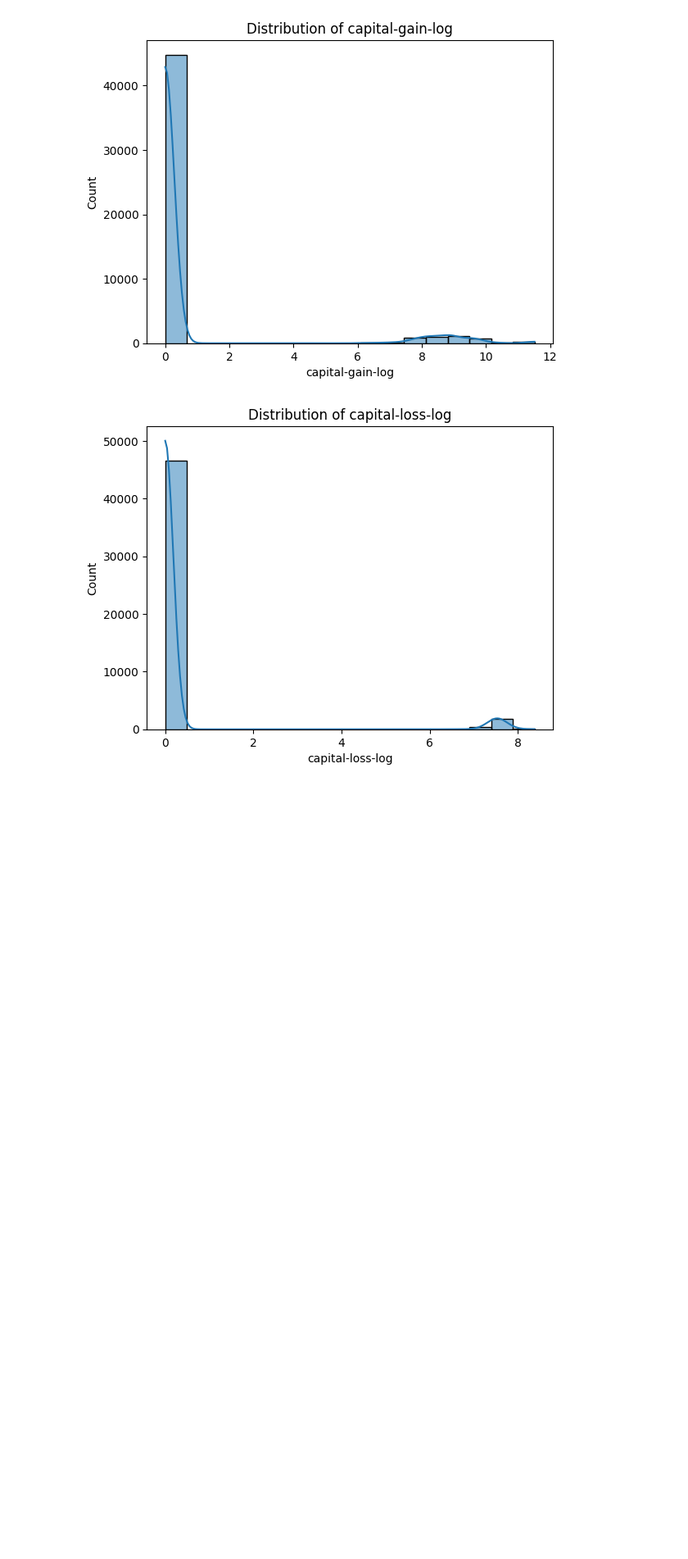
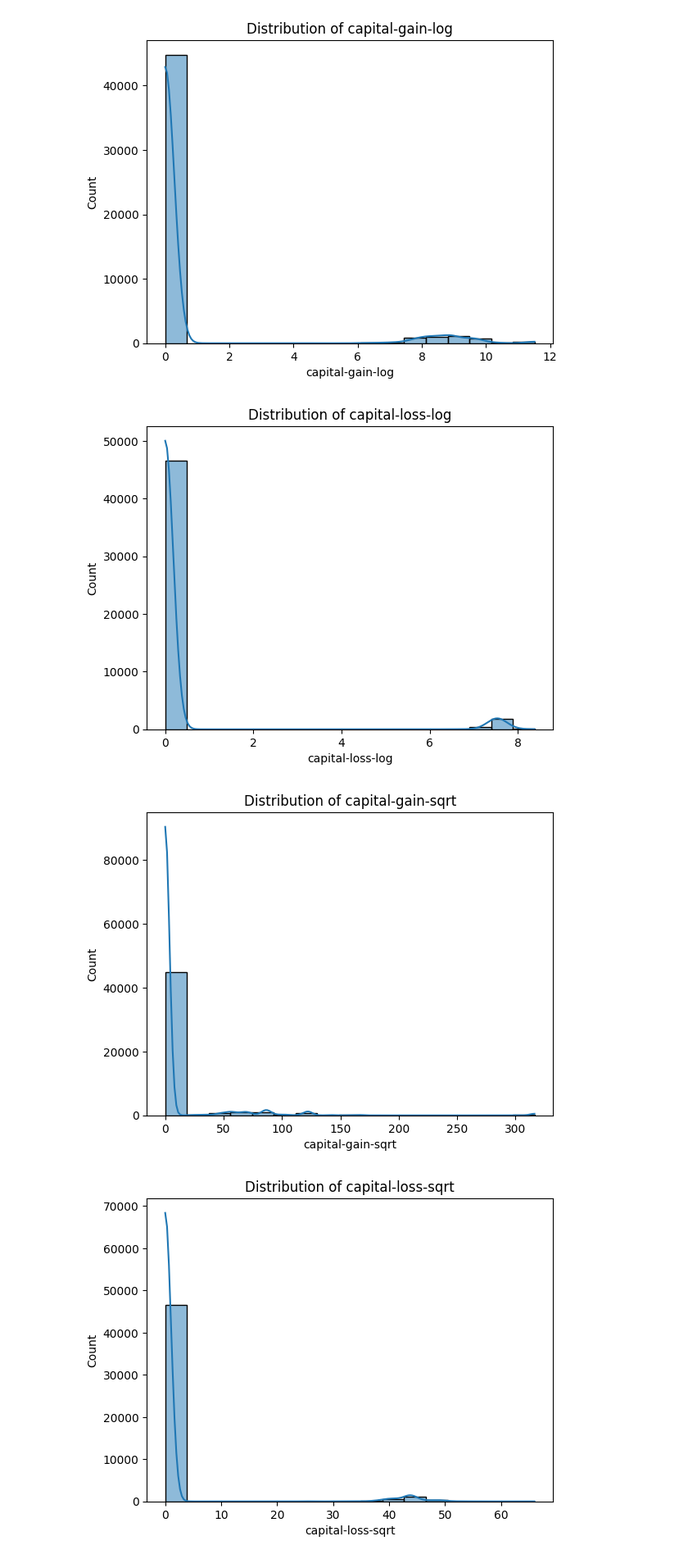
Before and after one commit to kmkri/ML_Assignments, a Jupyter notebook: Sravanthi_Copy.ipynb, the cells around one changed output. Shown: that part at 82% size. Drawn from its saved outputs; the diff is of its cells as text; code cells hidden in the pictures; blank space fills up the shorter version.

```diff
--- a/Sravanthi_Copy.ipynb
+++ b/Sravanthi_Copy.ipynb
@@ -775,3 +760,18 @@ plt.show()
 # %% [output]
 [figure]
 [figure]
+# %%
+#applying square root transformation and cheking the skeweness
+adult_df_cleaned['capital-gain-sqrt'] = np.sqrt(adult_df_cleaned['capital-gain'])
+adult_df_cleaned['capital-loss-sqrt'] = np.sqrt(adult_df_cleaned['capital-loss'])
+
+sns.histplot(adult_df_cleaned['capital-gain-sqrt'], kde=True)
+plt.title('Distribution of capital-gain-sqrt')
+plt.show()
+
+sns.histplot(adult_df_cleaned['capital-loss-sqrt'], kde=True)
+plt.title('Distribution of capital-loss-sqrt')
+plt.show()
+# %% [output]
+[figure, added]
+[figure, added]
```
Also changed, not shown: parts of 17 cells of this notebook.
